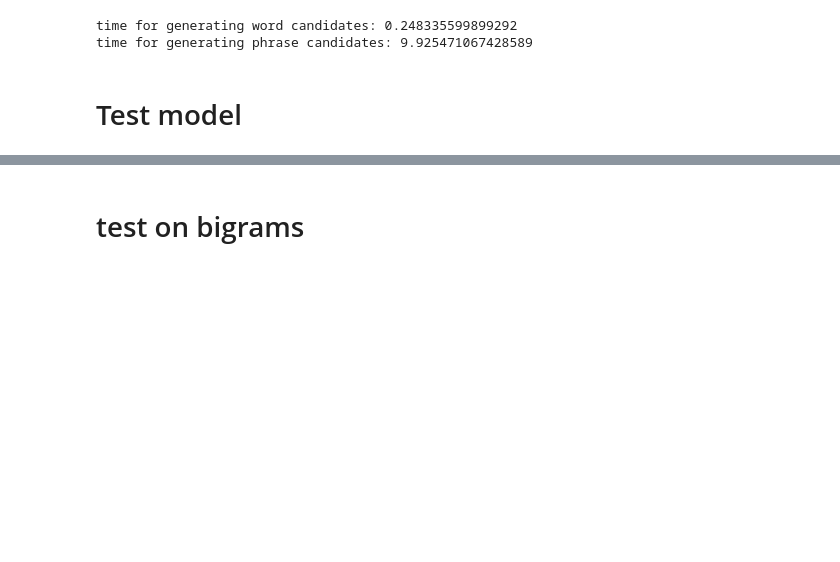
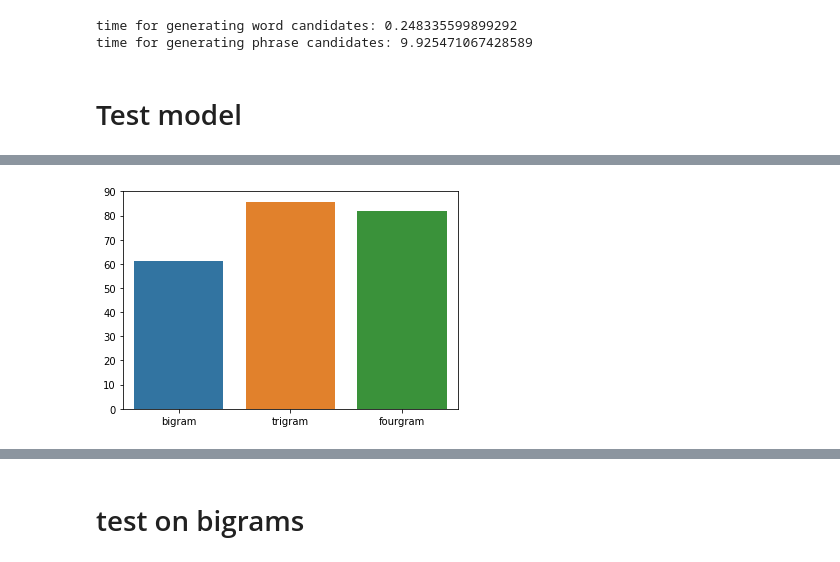
Before and after one commit to matinFT/persian-spell-checker, a Jupyter notebook: model.ipynb, the cells around one changed output, grey strips where cells are left out. Drawn from its saved outputs; the diff is of its cells as text; code cells hidden in the pictures; blank space fills up the shorter version.

```diff
--- a/model.ipynb
+++ b/model.ipynb
@@ -652,0 +710,5 @@ def test_spell_checker(spell_checker, df, save_time, return_times=False):
+# %%
+%%time
+handmade_mistakes_sample_df2 = handmade_mistakes_df.query("`total edit distance`==2").reset_index(drop=True)
+accuracy2, non_empty_accuracy2, answeres2 = test_spell_checker(SP, handmade_mistakes_sample_df2, save_time=True)
+print(accuracy2, non_empty_accuracy2)
@@ -652,0 +742,2 @@ def test_spell_checker(spell_checker, df, save_time, return_times=False):
+# %%
+two_edit_distance_ngram_accuracies = cal_ngram_accuracies(handmade_mistakes_sample_df2, answeres2)
@@ -652,0 +771,7 @@ def test_spell_checker(spell_checker, df, save_time, return_times=False):
+# %%
+keys = list(two_edit_distance_ngram_accuracies.keys())
+# get values in the same order as keys, and parse percentage values
+vals = [float(two_edit_distance_ngram_accuracies[k]) for k in keys]
+sns.barplot(x=keys, y=vals);
+# %% [output]
+[figure, added]
```
Also changed, not shown: parts of 37 cells of this notebook, 3 other files.
